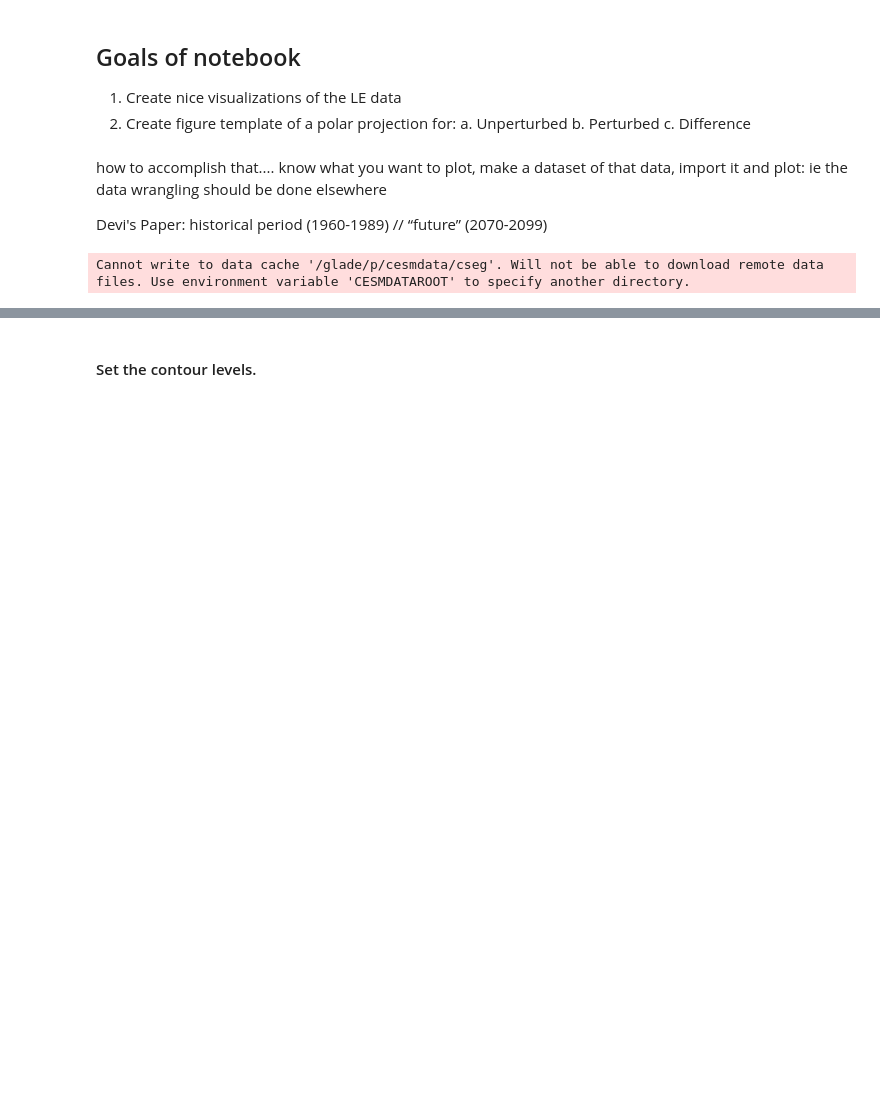
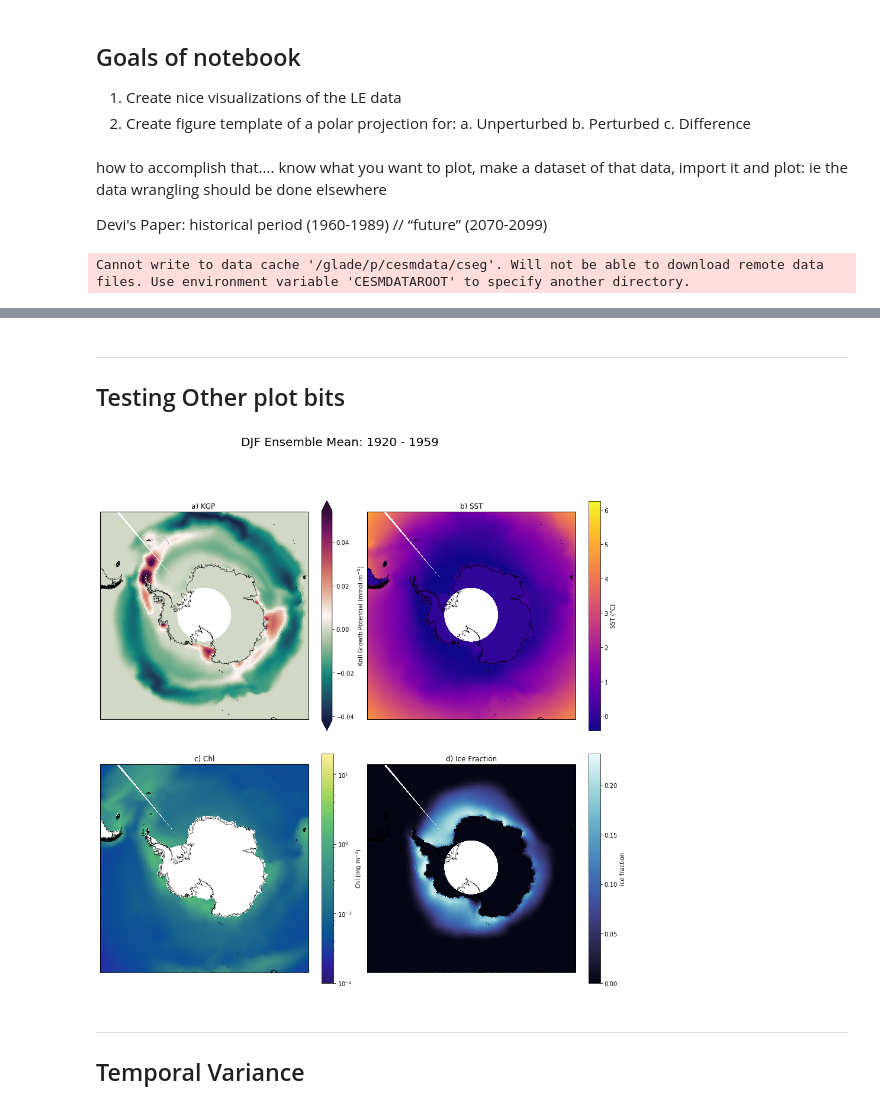
Before and after one commit to Zephyr-Sylvester/krill-cesm-le, a Jupyter notebook: notebooks/Figure-Template.ipynb, the cells around one changed output, grey strips where cells are left out. Drawn from its saved outputs; the diff is of its cells as text; code cells hidden in the pictures; blank space fills up the shorter version.

```diff
--- a/notebooks/Figure-Template.ipynb
+++ b/notebooks/Figure-Template.ipynb
@@ -42,3 +243,62 @@ Cannot write to data cache '/glade/p/cesmdata/cseg'. Will not be able to downloa
+# %% [markdown]
+___
+## Testing Other plot bits
+# %%
+import matplotlib.colors as colors
+
+fig = plt.figure(figsize=(15,15))
+fig.suptitle('DJF Ensemble Mean: 1920 - 1959', fontsize=20)
+
+#---------- KGP
+ax = fig.add_subplot(2,2,1, projection=ccrs.SouthPolarStereo())
+ax.set_extent([-180, 180, -90, -50], ccrs.PlateCarree())
+ax.coastlines('10m',linewidth=0.5)
+ax.set_title('a) KGP ')
+
+pc=ax.pcolormesh(lon, lat, kgp_early, cmap='cmo.curl', transform=ccrs.PlateCarree())
+cbar1 = fig.colorbar(pc, ax=ax,extend='both',label='Krill Growth Potential (mmol m$^{-3}$)')
+
+
+#----------SST
+ax = fig.add_subplot(2,2,2, projection=ccrs.SouthPolarStereo())
+ax.set_title('b) SST')
+ax.set_extent([-180, 180, -90, -50], ccrs.PlateCarree())
+ax.coastlines('10m',linewidth=0.5)
+
+pc=ax.pcolormesh(lon, lat, sst_early, cmap='plasma', transform=ccrs.PlateCarree())
+cbar2 = fig.colorbar(pc, ax=ax,label='SST (°C)')
+
+#----------Chl
+ax = fig.add_subplot(2,2,3, projection=ccrs.SouthPolarStereo())
+ax.set_title('c) Chl')
+ax.set_extent([-180, 180, -90, -50], ccrs.PlateCarree())
+ax.coastlines('10m',linewidth=0.5)
+
+norm = colors.LogNorm(vmin=0.01, vmax=20.)
+
+pc=ax.pcolormesh(lon, lat, chl_early, cmap=cmocean.cm.haline,
+                 norm=norm,
+                 transform=ccrs.PlateCarree())
+cbar3 = fig.colorbar(pc, ax=ax,label='Chl (mg m$^{-3}$)')
+
+#----------IFRAC
+ax = fig.add_subplot(2,2,4, projection=ccrs.SouthPolarStereo())
+ax.set_title('d) Ice Fraction')
+ax.set_extent([-180, 180, -90, -50], ccrs.PlateCarree())
+
+ax.coastlines('10m',linewidth=0.5)
+
+pc=ax.pcolormesh(lon, lat, ice_early, cmap=cmocean.cm.ice, transform=ccrs.PlateCarree())
+cbar4 = fig.colorbar(pc, ax=ax,label='ice fraction')
+
+fig.subplots_adjust(right=0.95,wspace=0.025, hspace=0.1)
+
+#fig.savefig('1920-1959_50lat.pdf', bbox_inches='tight') #,format='pdf');
+# %% [output]
+[figure, added]
+# %% [markdown]
+___
+## Temporal Variance
 # %%
 #load data
 ds_djf = xr.open_zarr('data/cesm-le-fields-djf-regional-timeseries.zarr')
@@ -53,2 +304,0 @@ difference = unperturbed - perturbed
-# %% [markdown]
-#### Set the contour levels.
```
Also changed, not shown: parts of 18 cells of this notebook.
